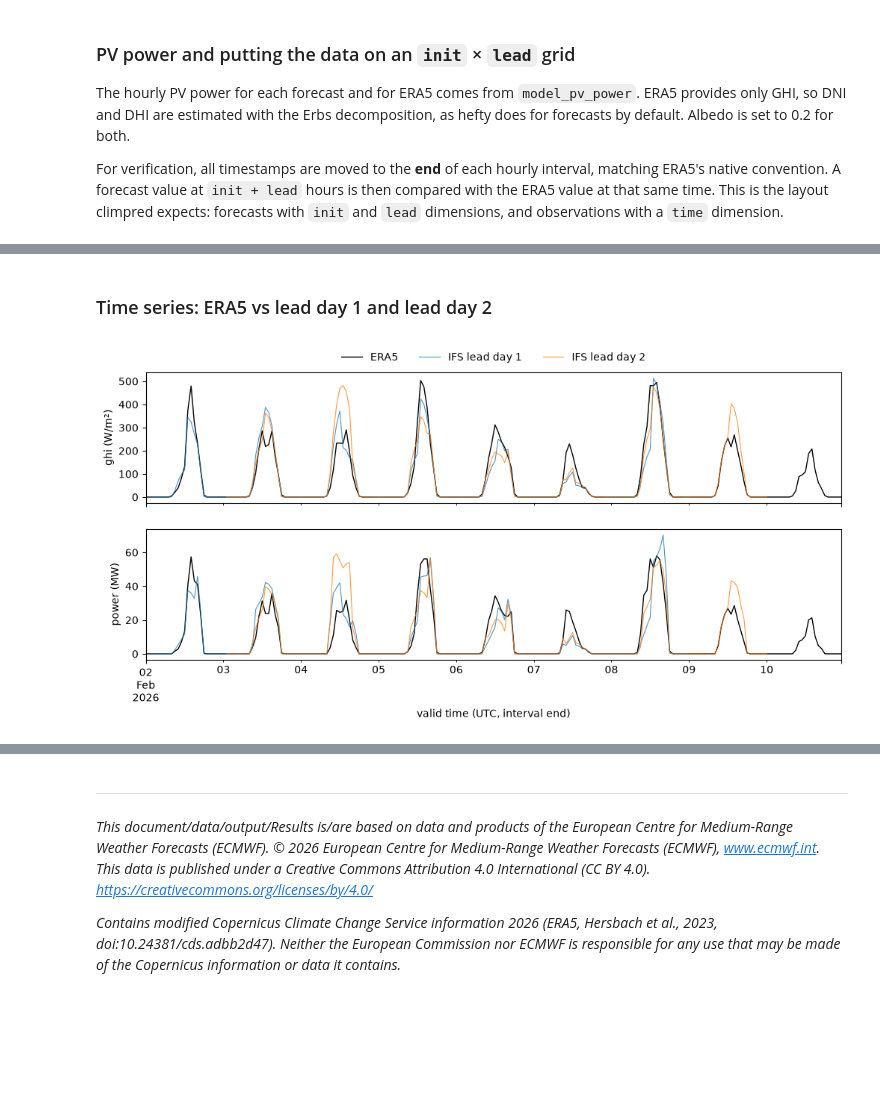
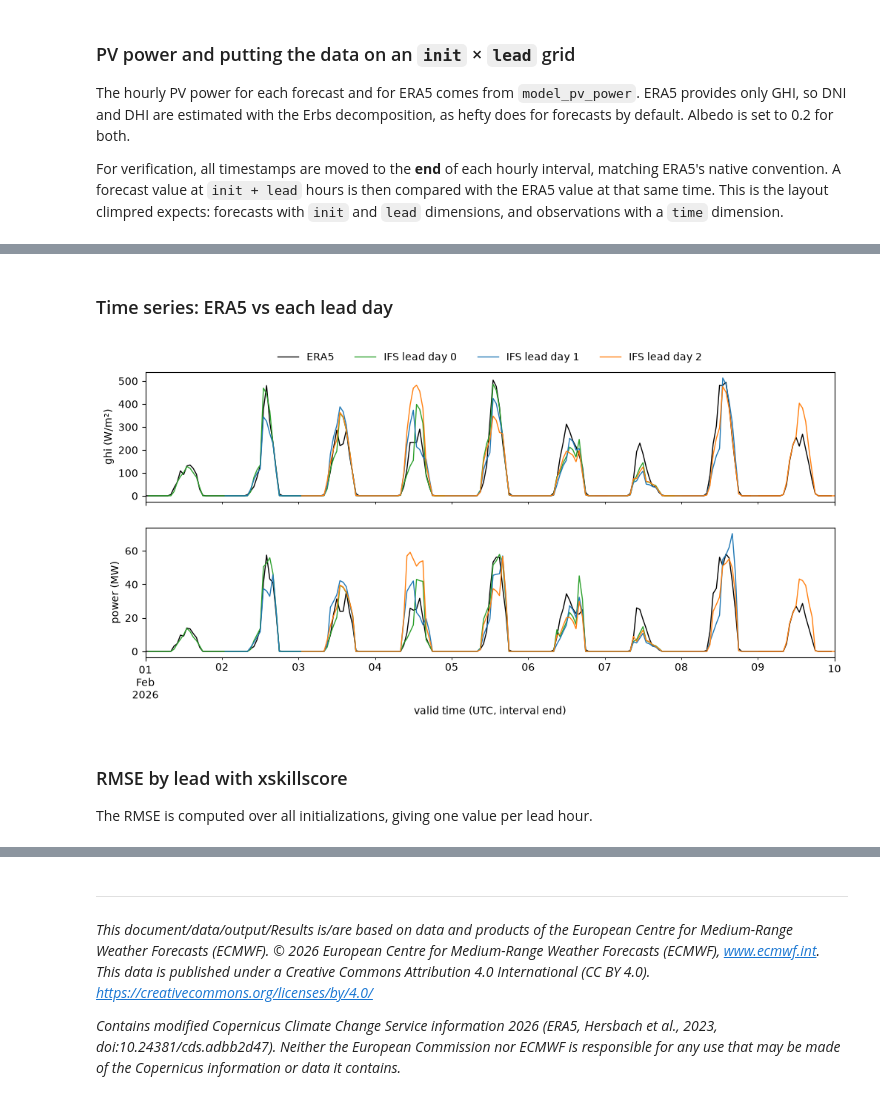
Before and after one commit to aaronspring/hefty, a Jupyter notebook: examples/era5_forecast_verification.ipynb, the cells around one changed output, grey strips where cells are left out. Cells and saved outputs as stored; diff of their text form; code cells hidden in the pictures; blank space fills up the shorter version.

```diff
--- a/examples/era5_forecast_verification.ipynb
+++ b/examples/era5_forecast_verification.ipynb
@@ -215,17 +216,19 @@ This section uses hefty's IFS forecast from dynamical.org (see [dynamical_exampl
 Each dynamical call takes about 45 s, so 7 initializations take about 5 minutes. Extend `init_dates` to cover the whole month if you like, which takes about 20 minutes. Every forecast is cached as a CSV under `~/data/hefty_era5_example/`, which makes reruns instant.
 # %%
 init_dates = pd.date_range('2026-02-01', '2026-02-07', freq='1D')  # 00Z initializations
+lead_time_to_start, run_length = 0, 72                             # hours
 
 cache_dir = Path.home() / 'data' / 'hefty_era5_example'
 cache_dir.mkdir(parents=True, exist_ok=True)
 
 def get_ifs_cached(init_date):
-    path = cache_dir / f'ifs_dynamical_{init_date:%Y%m%d%H}_{latitude}_{longitude}.csv'
+    path = cache_dir / (f'ifs_dynamical_{init_date:%Y%m%d%H}_{lead_time_to_start}-{run_length}h'
+                        f'_{latitude}_{longitude}.csv')
     if path.exists():
         return pd.read_csv(path, index_col=0, parse_dates=True)
     df = get_solar_forecast(
         latitude=latitude, longitude=longitude, init_date=init_date,
-        run_length=48, lead_time_to_start=24,
+        run_length=run_length, lead_time_to_start=lead_time_to_start,
         model='ifs', attempts=3, priority='dynamical')
     df.to_csv(path)
     return df
@@ -302,15 +321,18 @@ persistence.lead.attrs['units'] = 'hours'
 # %% [markdown]
-### Time series: ERA5 vs lead day 1 and lead day 2
+### Time series: ERA5 vs each lead day
 # %%
 fig, axes = plt.subplots(2, 1, figsize=(12, 5), sharex=True)
 for ax, var, unit in zip(axes, ['ghi', 'power'], ['W/m²', 'MW']):
-    obs_df[var]['2026-02-02':'2026-02-10'].plot(ax=ax, color='black', lw=1, label='ERA5')
-    for day, color in [(1, 'tab:blue'), (2, 'tab:orange')]:
+    obs_df[var]['2026-02-01':'2026-02-09'].plot(ax=ax, color='black', lw=1, label='ERA5')
+    for day, color in [(0, 'tab:green'), (1, 'tab:blue'), (2, 'tab:orange')]:
         s = fc_long[fc_long['lead_day'] == day].set_index('valid_time')[var]
-        s.plot(ax=ax, color=color, lw=0.8, alpha=0.8, label=f'IFS lead day {day}')
+        s.plot(ax=ax, color=color, lw=1, label=f'IFS lead day {day}')
     ax.set_ylabel(f'{var} ({unit})')
-axes[0].legend(ncol=3, loc='lower center', bbox_to_anchor=(0.5, 1.0), frameon=False)
+axes[0].legend(ncol=4, loc='lower center', bbox_to_anchor=(0.5, 1.0), frameon=False)
 axes[1].set_xlabel('valid time (UTC, interval end)')
 plt.show()
 # %% [output]
-[figure, old version]
+[figure, new version]
+# %% [markdown]
+### RMSE by lead with xskillscore
+The RMSE is computed over all initializations, giving one value per lead hour.
```
Also changed, not shown: parts of 25 cells of this notebook.
